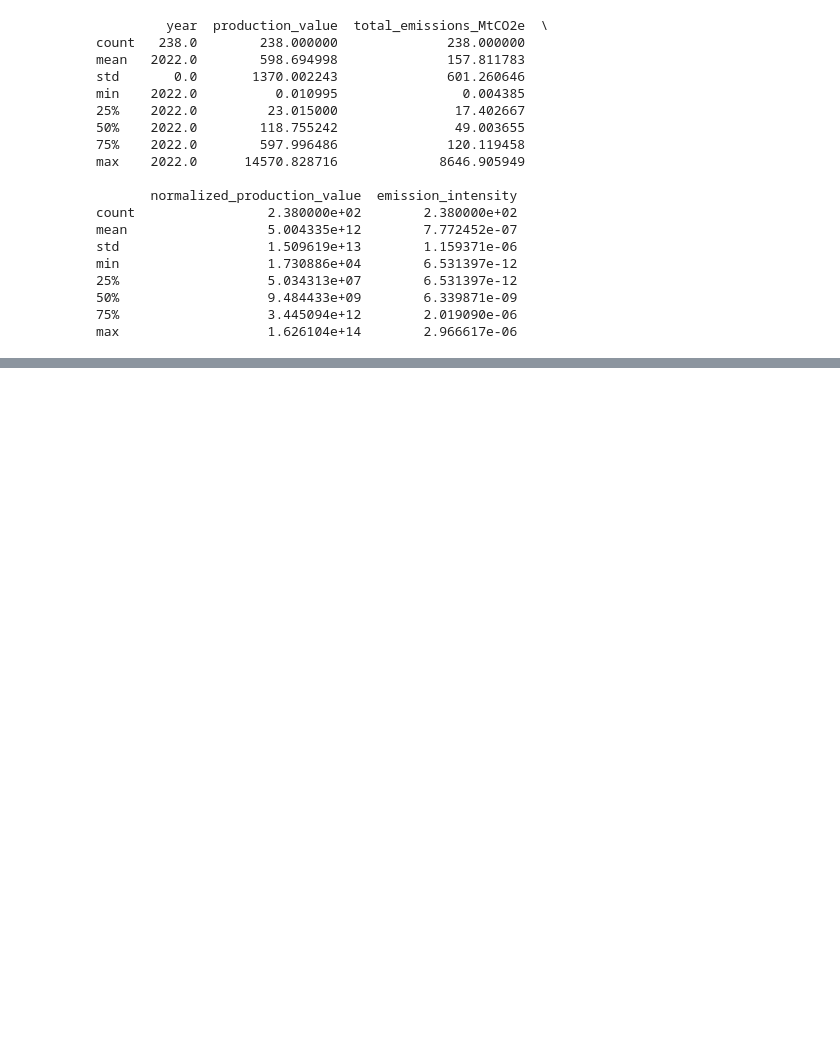
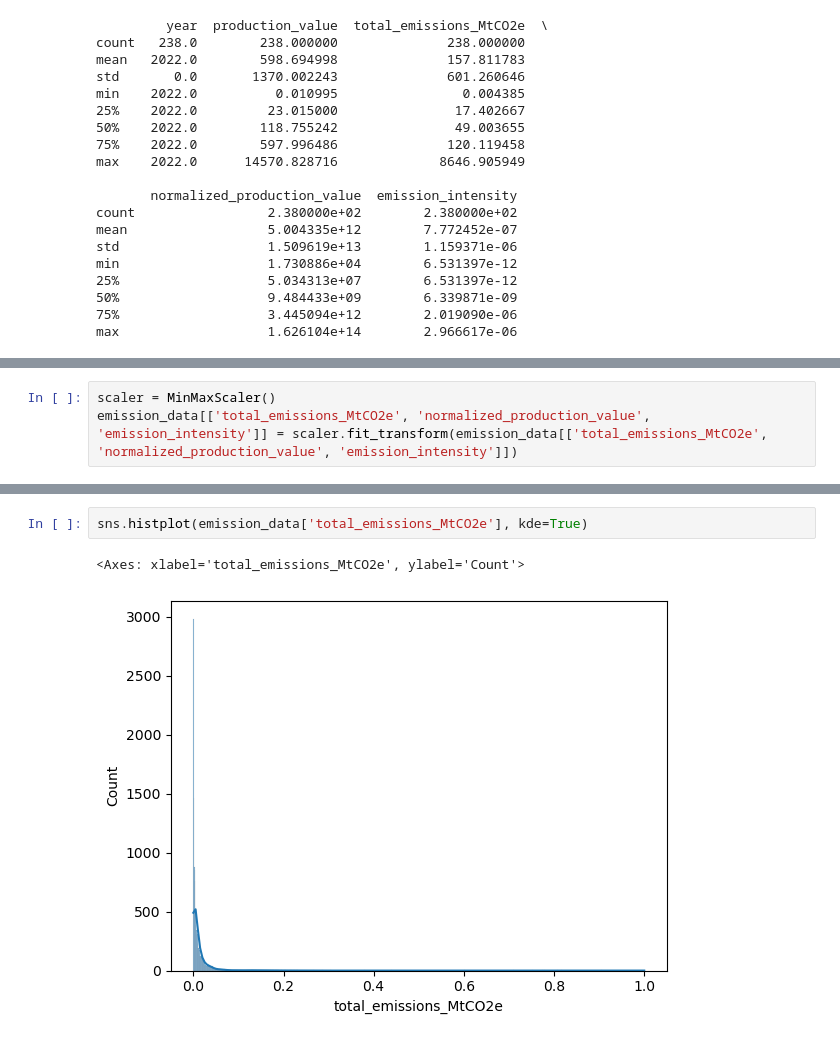
Before and after one commit to PPathole/CO2_emissions, a Jupyter notebook: c02_emissions.ipynb, the cells around one changed output, grey strips where cells are left out. Drawn from its saved outputs; the diff is of its cells as text; blank space fills up the shorter version.

```diff
--- a/c02_emissions.ipynb
+++ b/c02_emissions.ipynb
@@ -557,0 +693,3 @@ max                   1.626104e+14        2.966617e-06
+# %%
+scaler = MinMaxScaler()
+emission_data[['total_emissions_MtCO2e', 'normalized_production_value', 'emission_intensity']] = scaler.fit_transform(emission_data[['total_emissions_MtCO2e', 'normalized_production_value', 'emission_intensity']])
@@ -557,0 +712,5 @@ max                   1.626104e+14        2.966617e-06
+# %%
+sns.histplot(emission_data['total_emissions_MtCO2e'], kde=True)
+# %% [output]
+<Axes: xlabel='total_emissions_MtCO2e', ylabel='Count'>
+[figure, added]
```
Also changed, not shown: parts of 29 cells of this notebook.
